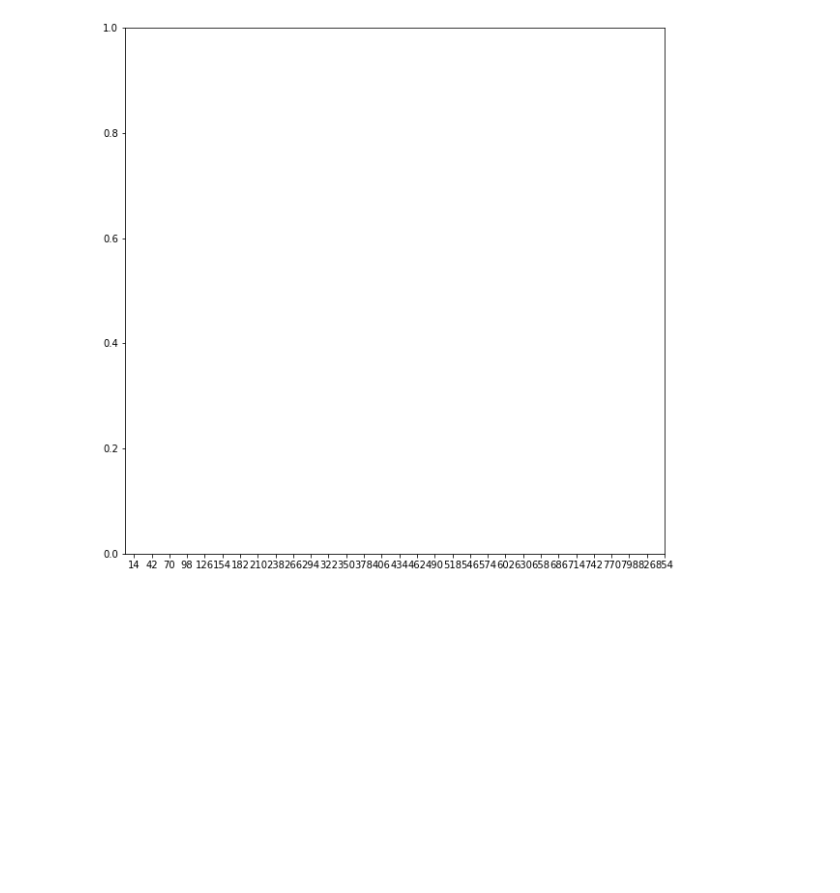
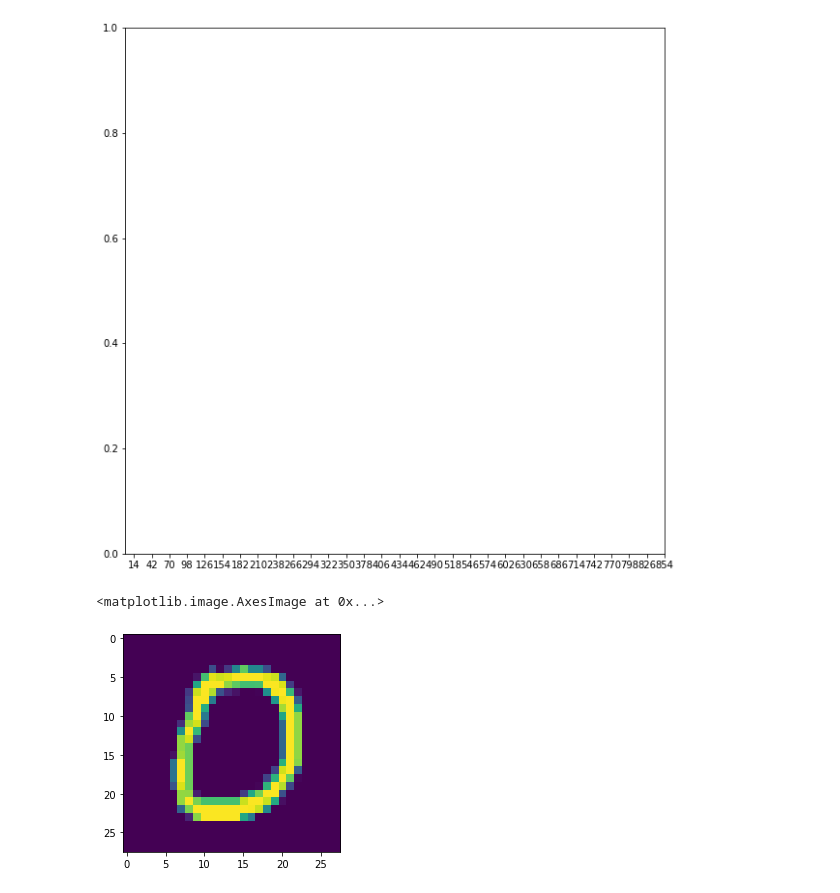
Before and after one commit to YaroslavRy/VoiceVAE, a Jupyter notebook: notebooks/ImageVAE.ipynb, the cells around one changed output. Saved outputs shown, nothing was run; the diff lists cells and outputs as text; code cells hidden in the pictures; blank space fills up the shorter version.

```diff
--- a/notebooks/ImageVAE.ipynb
+++ b/notebooks/ImageVAE.ipynb
@@ -253,3 +248,8 @@ plot_results(encoder, decoder, x_test, y_test, batch_size=batch_size)
 [figure]
 ValueError: The number of FixedLocator locations (31), usually from a call to set_ticks, does not match the number of ticklabels (30).
 [figure]
+# %%
+plt.imshow(x_test[10])
+# %% [output]
+<matplotlib.image.AxesImage at 0x...>
+[figure, added]
```
Also changed, not shown: parts of 2 cells of this notebook, 8 other files.
